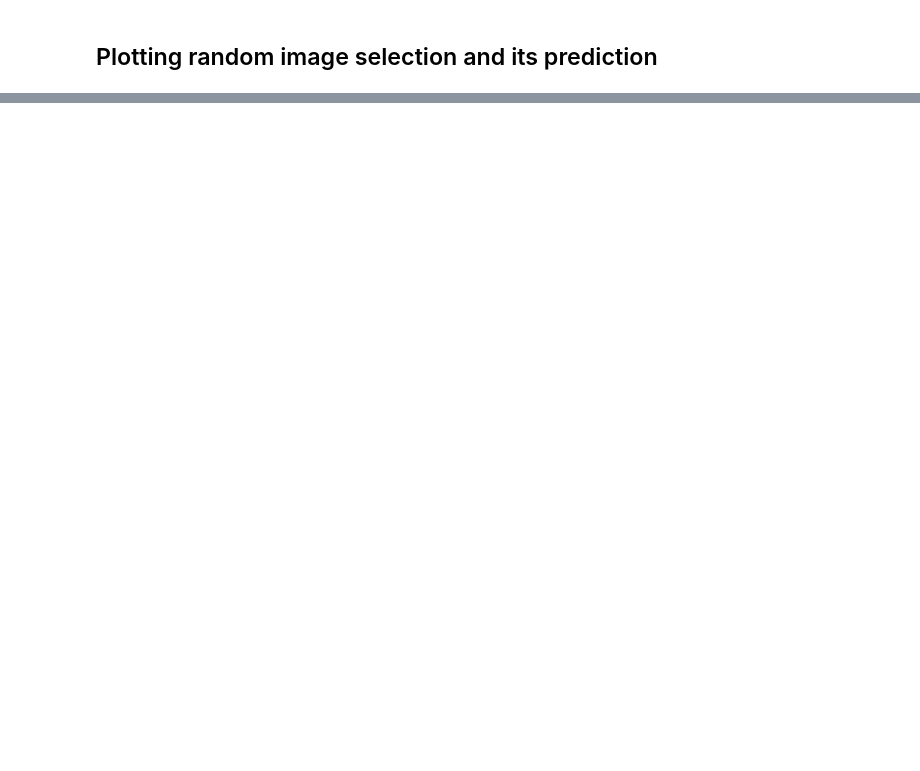
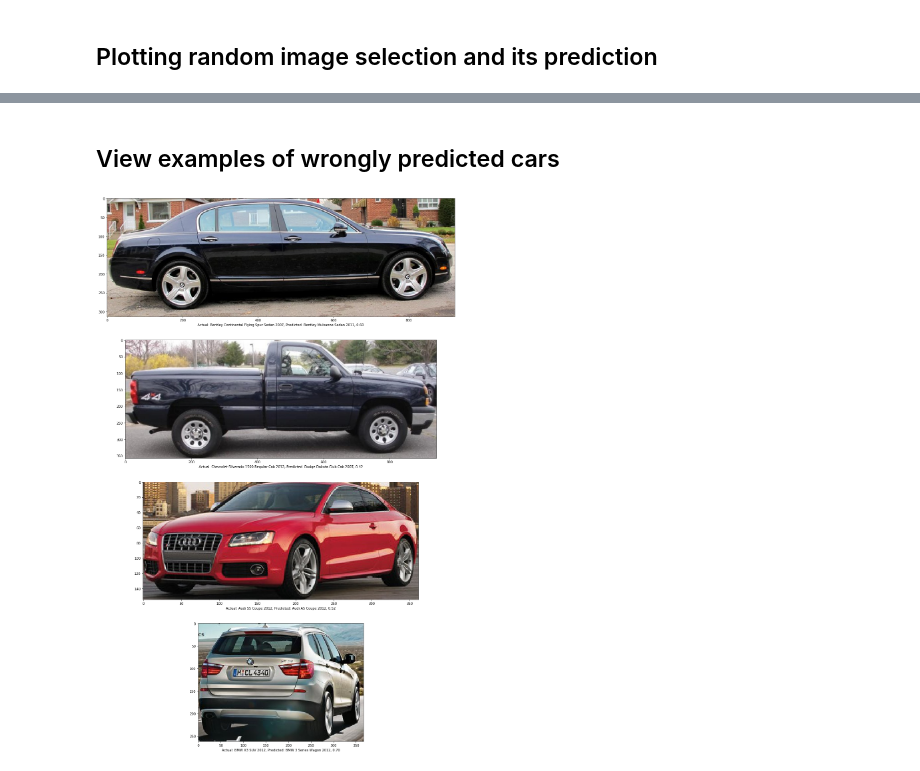
Before and after one commit to hazxone/grab-challenge-computer-vision, a Jupyter notebook: jupyter_notebook/Evaluate_Test.ipynb, the cells around one changed output, grey strips where cells are left out. Saved outputs shown, nothing was run; the diff lists cells and outputs as text; code cells hidden in the pictures; blank space fills up the shorter version.

```diff
--- a/jupyter_notebook/Evaluate_Test.ipynb
+++ b/jupyter_notebook/Evaluate_Test.ipynb
@@ -119,0 +113,17 @@ plt.show()
+# %% [markdown]
+## View examples of wrongly predicted cars
+# %%
+plt.figure(figsize = (30,30))
+
+# Loop random 4 out of all false_pred_array
+for i in range(4):
+    file_path, car_id, pred_id, probability = false_pred_array[random.randint(0,(len(false_pred_array) - 1))]
+    img_plot = image.load_img(file_path)
+    label_actual = class_dict[car_id]
+    label_pred = class_dict[pred_id]
+    x_label = "Actual: {}, Predicted: {}, {:.2f}".format(label_actual,label_pred, probability)
+    plt.subplot(4, 1, i+1), plt.imshow(img_plot), plt.xlabel(x_label)
+
+plt.show()
+# %% [output]
+[figure, added]
```
Also changed, not shown: parts of 7 cells of this notebook, 4 other files.
